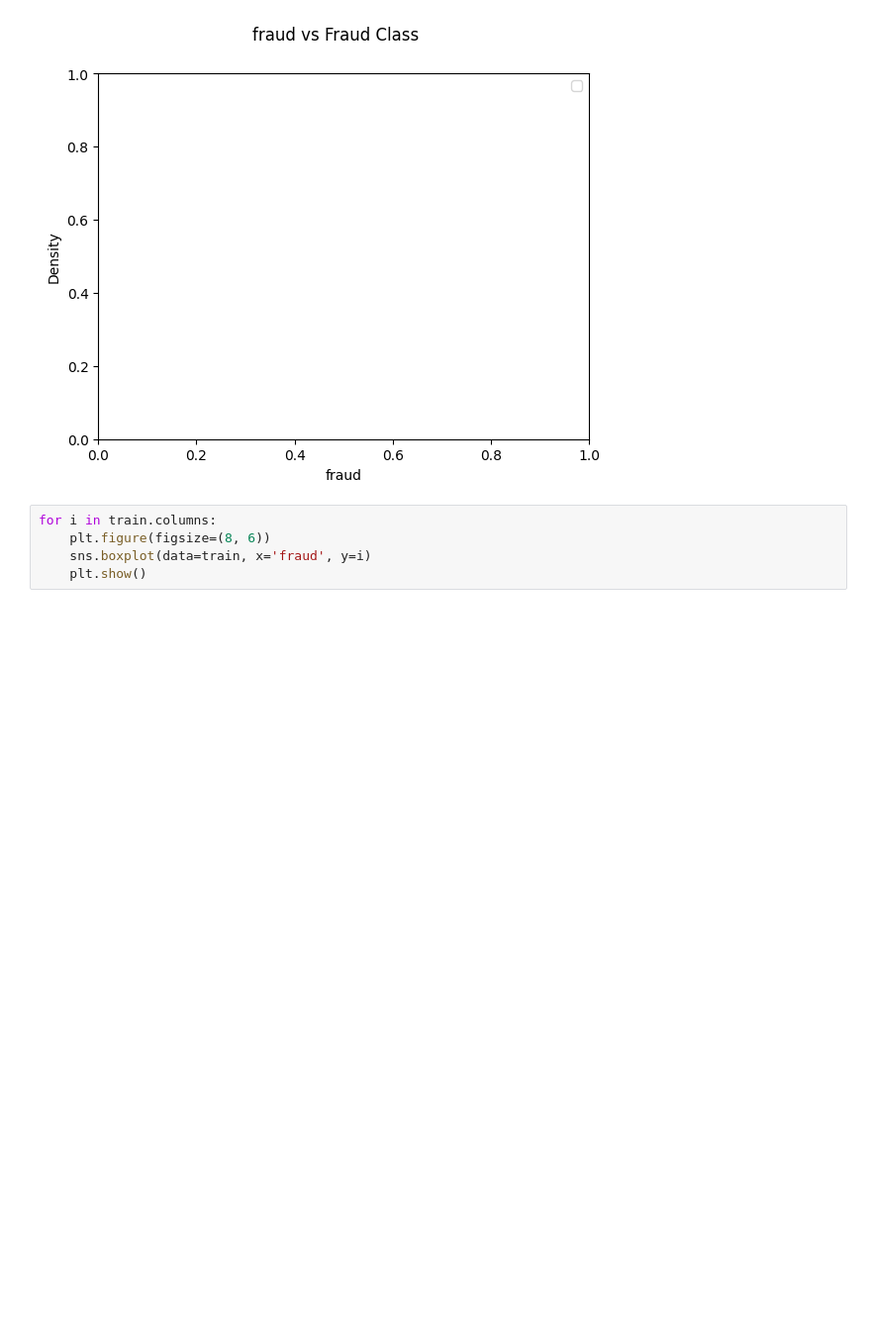
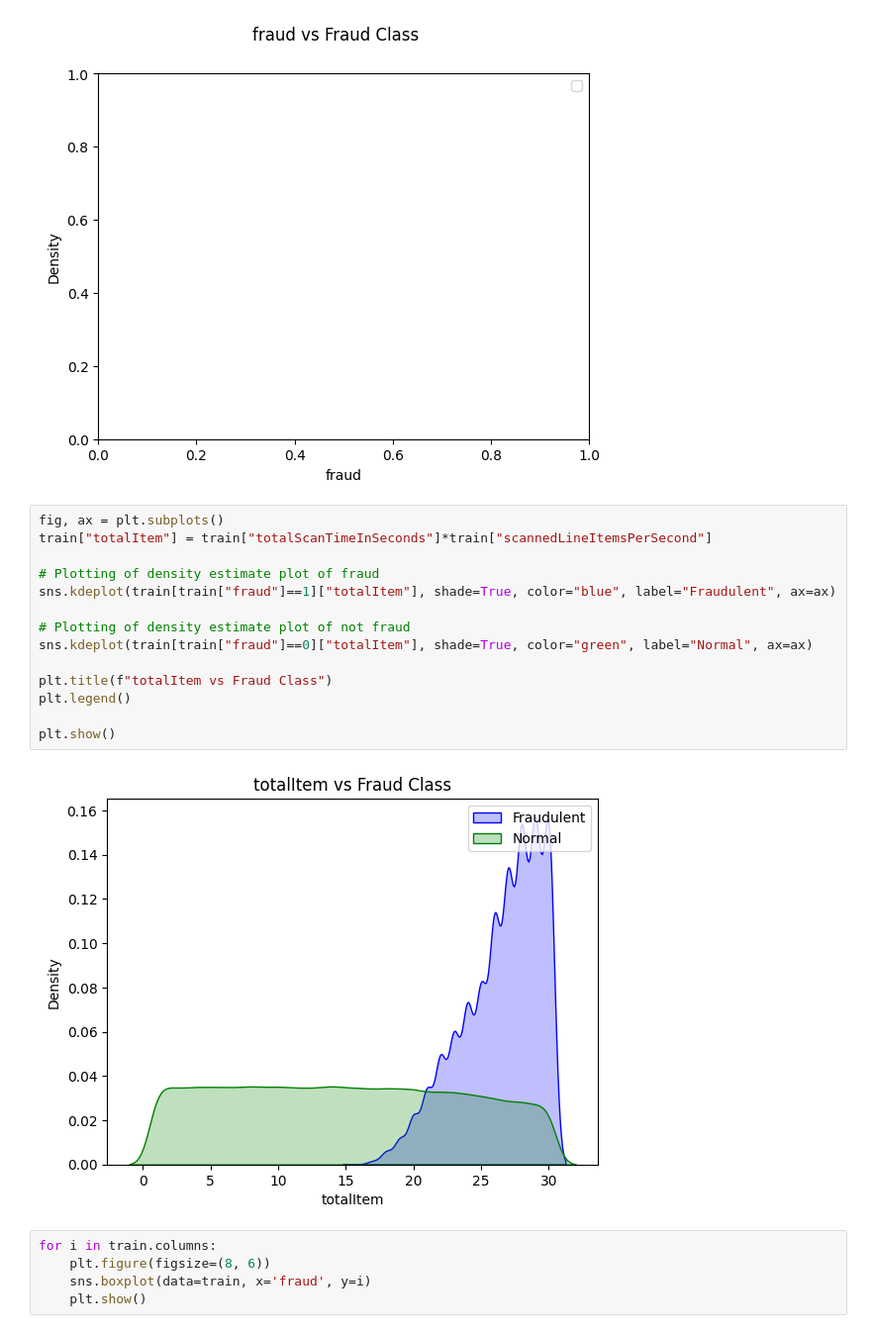
Before and after one commit to muhdjabir/4012-Fraud-Analytics, a Jupyter notebook: eda.ipynb, the cells around one changed output. Shown at 99% size. Cells and saved outputs as stored; diff of their text form; blank space fills up the shorter version.

```diff
--- a/eda.ipynb
+++ b/eda.ipynb
@@ -177,6 +175,22 @@ No artists with labels found to put in legend.  Note that artists whose label st
 [figure]
 [figure]
 [figure]
+# %%
+fig, ax = plt.subplots()
+train["totalItem"] = train["totalScanTimeInSeconds"]*train["scannedLineItemsPerSecond"]
+
+# Plotting of density estimate plot of fraud
+sns.kdeplot(train[train["fraud"]==1]["totalItem"], shade=True, color="blue", label="Fraudulent", ax=ax)
+
+# Plotting of density estimate plot of not fraud
+sns.kdeplot(train[train["fraud"]==0]["totalItem"], shade=True, color="green", label="Normal", ax=ax)
+
+plt.title(f"totalItem vs Fraud Class")
+plt.legend()
+
+plt.show()
+# %% [output]
+[figure, added]
 # %%
 for i in train.columns:
     plt.figure(figsize=(8, 6))
```
Also changed, not shown: parts of 2 cells of this notebook.
